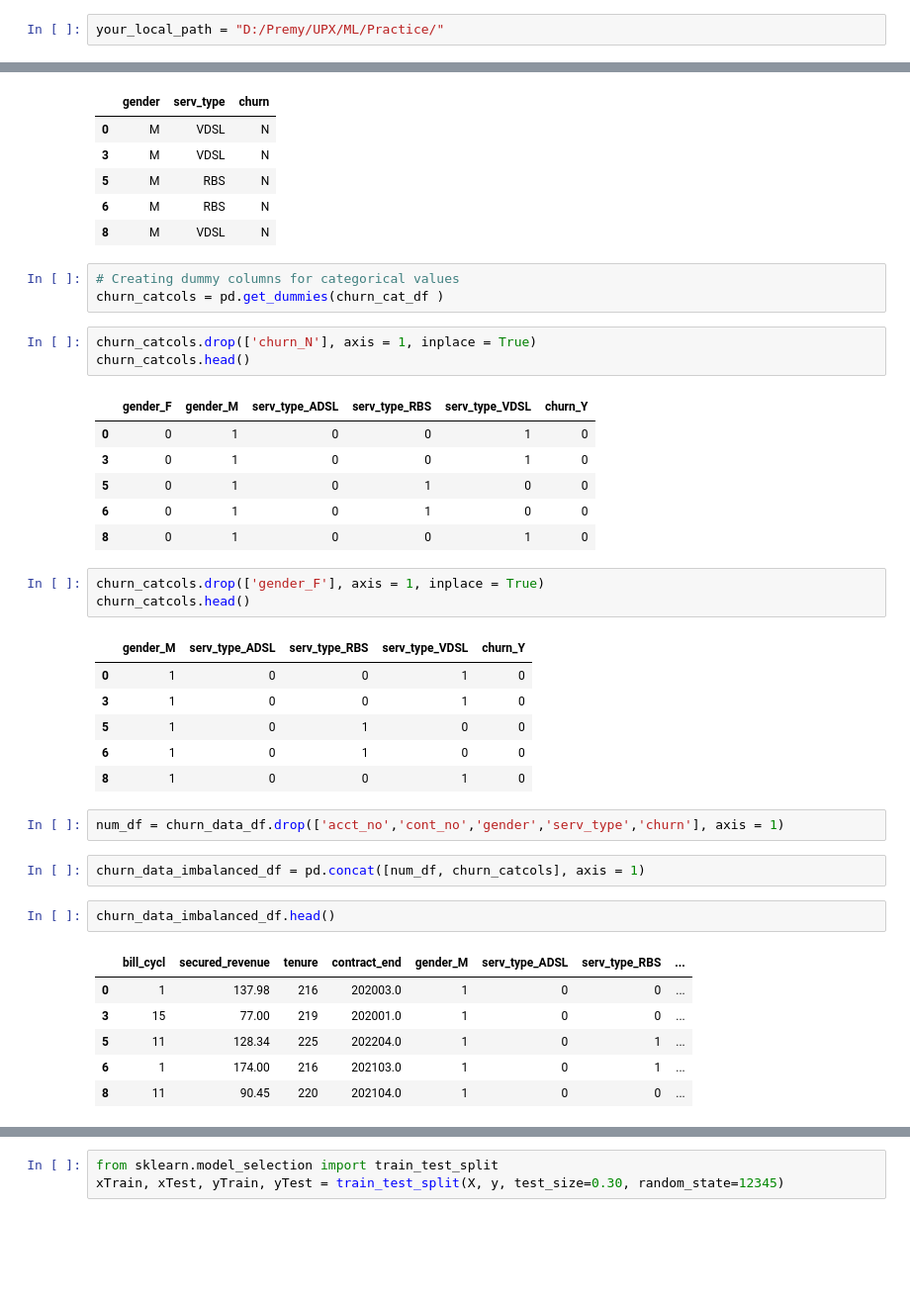
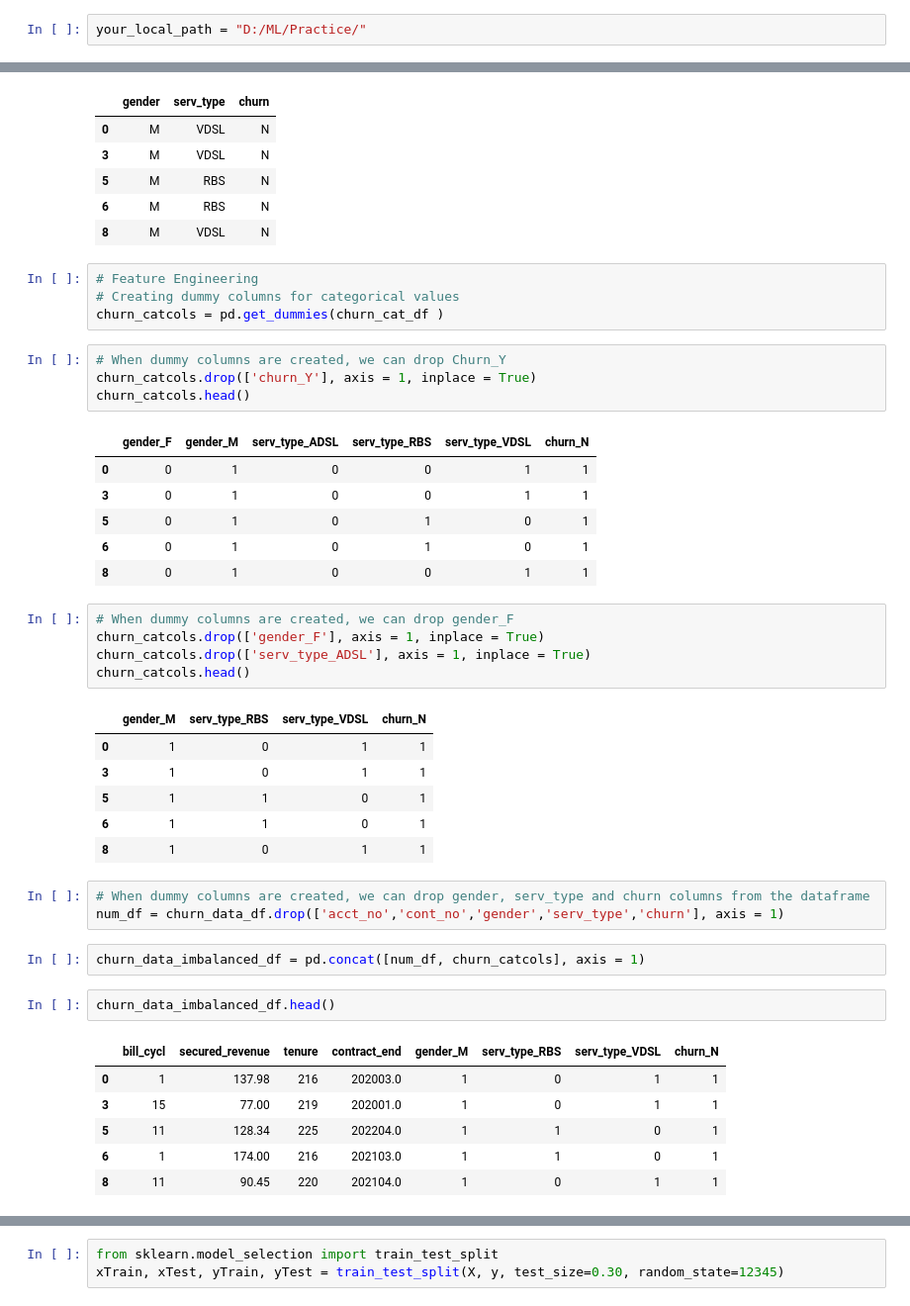
Before and after one commit to PremyUnni/MLRepository, a Jupyter notebook: Churn.ipynb, the cells around one changed output, grey strips where cells are left out. Shown at 99% size. Drawn from its saved outputs; the diff is of its cells as text; blank space fills up the shorter version.

```diff
--- a/Churn.ipynb
+++ b/Churn.ipynb
@@ -1,3 +1,3 @@
 # %%
-your_local_path = "D:/Premy/UPX/ML/Practice/"
+your_local_path = "D:/ML/Practice/"
 # %%
@@ -140,39 +147,44 @@ churn_cat_df.head()
 | 6 | M | RBS | N |
 | 8 | M | VDSL | N |
 # %%
+# Feature Engineering
 # Creating dummy columns for categorical values
 churn_catcols = pd.get_dummies(churn_cat_df )
 # %%
-churn_catcols.drop(['churn_N'], axis = 1, inplace = True)
+# When dummy columns are created, we can drop Churn_Y
+churn_catcols.drop(['churn_Y'], axis = 1, inplace = True)
 churn_catcols.head()
 # %% [output]
-|  | gender_F | gender_M | serv_type_ADSL | serv_type_RBS | serv_type_VDSL | churn_Y |
-| 0 | 0 | 1 | 0 | 0 | 1 | 0 |
-| 3 | 0 | 1 | 0 | 0 | 1 | 0 |
-| 5 | 0 | 1 | 0 | 1 | 0 | 0 |
-| 6 | 0 | 1 | 0 | 1 | 0 | 0 |
-| 8 | 0 | 1 | 0 | 0 | 1 | 0 |
+|  | gender_F | gender_M | serv_type_ADSL | serv_type_RBS | serv_type_VDSL | churn_N |
+| 0 | 0 | 1 | 0 | 0 | 1 | 1 |
+| 3 | 0 | 1 | 0 | 0 | 1 | 1 |
+| 5 | 0 | 1 | 0 | 1 | 0 | 1 |
+| 6 | 0 | 1 | 0 | 1 | 0 | 1 |
+| 8 | 0 | 1 | 0 | 0 | 1 | 1 |
 # %%
+# When dummy columns are created, we can drop gender_F
 churn_catcols.drop(['gender_F'], axis = 1, inplace = True)
+churn_catcols.drop(['serv_type_ADSL'], axis = 1, inplace = True)
 churn_catcols.head()
 # %% [output]
-|  | gender_M | serv_type_ADSL | serv_type_RBS | serv_type_VDSL | churn_Y |
-| 0 | 1 | 0 | 0 | 1 | 0 |
-| 3 | 1 | 0 | 0 | 1 | 0 |
-| 5 | 1 | 0 | 1 | 0 | 0 |
-| 6 | 1 | 0 | 1 | 0 | 0 |
-| 8 | 1 | 0 | 0 | 1 | 0 |
+|  | gender_M | serv_type_RBS | serv_type_VDSL | churn_N |
+| 0 | 1 | 0 | 1 | 1 |
+| 3 | 1 | 0 | 1 | 1 |
+| 5 | 1 | 1 | 0 | 1 |
+| 6 | 1 | 1 | 0 | 1 |
+| 8 | 1 | 0 | 1 | 1 |
 # %%
+# When dummy columns are created, we can drop gender, serv_type and churn columns from the dataframe
 num_df = churn_data_df.drop(['acct_no','cont_no','gender','serv_type','churn'], axis = 1)
 # %%
 churn_data_imbalanced_df = pd.concat([num_df, churn_catcols], axis = 1)
 # %%
 churn_data_imbalanced_df.head()
 # %% [output]
-|  | bill_cycl | secured_revenue | tenure | contract_end | gender_M | serv_type_ADSL | serv_type_RBS | ... |
-| 0 | 1 | 137.98 | 216 | 202003.0 | 1 | 0 | 0 | ... |
-| 3 | 15 | 77.00 | 219 | 202001.0 | 1 | 0 | 0 | ... |
-| 5 | 11 | 128.34 | 225 | 202204.0 | 1 | 0 | 1 | ... |
-| 6 | 1 | 174.00 | 216 | 202103.0 | 1 | 0 | 1 | ... |
-| 8 | 11 | 90.45 | 220 | 202104.0 | 1 | 0 | 0 | ... |
+|  | bill_cycl | secured_revenue | tenure | contract_end | gender_M | serv_type_RBS | serv_type_VDSL | churn_N |
+| 0 | 1 | 137.98 | 216 | 202003.0 | 1 | 0 | 1 | 1 |
+| 3 | 15 | 77.00 | 219 | 202001.0 | 1 | 0 | 1 | 1 |
+| 5 | 11 | 128.34 | 225 | 202204.0 | 1 | 1 | 0 | 1 |
+| 6 | 1 | 174.00 | 216 | 202103.0 | 1 | 1 | 0 | 1 |
+| 8 | 11 | 90.45 | 220 | 202104.0 | 1 | 0 | 1 | 1 |
 # %%
```
Also changed, not shown: parts of 56 cells of this notebook.
